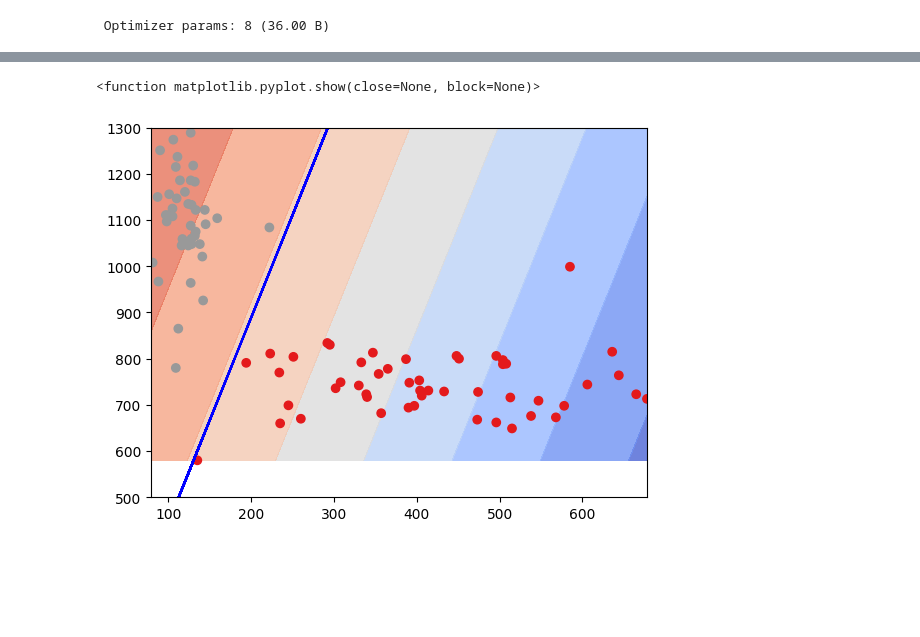
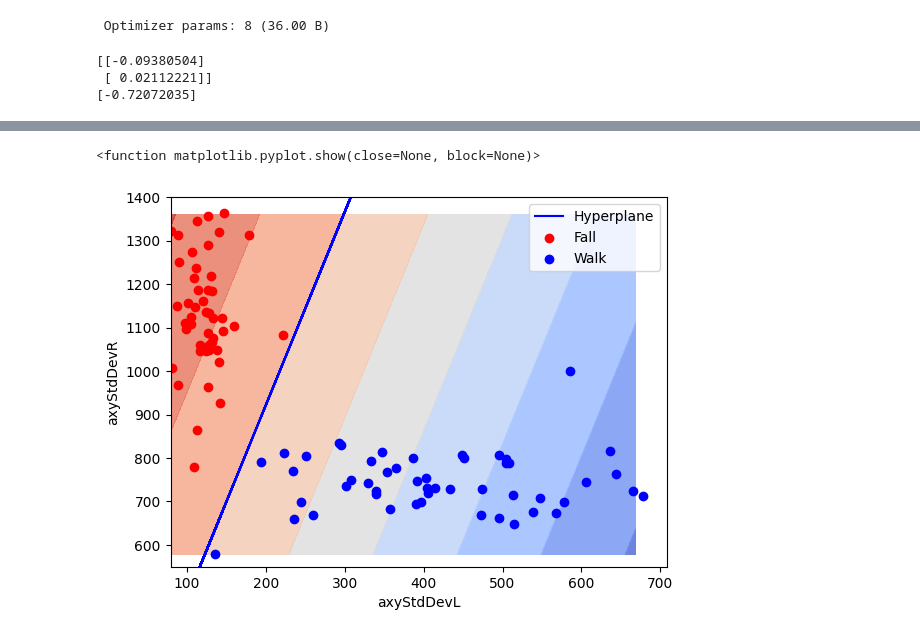
Before and after one commit to aclightbody/MIoT_Project, a Jupyter notebook: Project_ESP32_MPU6050_DMP6/Scripts/train.ipynb, the cells around one changed output, grey strips where cells are left out. Saved outputs shown, nothing was run; the diff lists cells and outputs as text; code cells hidden in the pictures; blank space fills up the shorter version.

```diff
--- a/Project_ESP32_MPU6050_DMP6/Scripts/train.ipynb
+++ b/Project_ESP32_MPU6050_DMP6/Scripts/train.ipynb
@@ -121,17 +121,27 @@ Model: "sequential"
 # history = model.fit(train_features, train_labels, epochs=400, batch_size=64, validation_data=(test_features, test_labels))
 # %%
 # print(f' W: {model.weights}')
-w0 = model.get_weights()[0] # weight vector
-w1 = model.get_weights()[1] # bias
+w = model.get_weights()[0] # weight vector w0, w1
+b = model.get_weights()[1] # bias, b
 
-# print(model.layers[0].kernel.numpy()) # Weight vector
-# print(-model.layers[0].bias.numpy()) # Bias
+# Same as above
+print(model.layers[0].kernel.numpy()) # Weight vector
+print(model.layers[0].bias.numpy()) # Bias
 
-m = - w0[0]/w0[1]
-b = - w1[0]
+# hyperplane
+# w.x + b = 0
+# w0*x0 + w1*x1 + b = 0
+# y = mx + c --> x1 = -(w0/w1)*x0 - b/w1
+# https://vitalitylearning.medium.com/support-vector-machines-with-tensorflow-4fb345f01bca
+m = - w[0]/w[1] # gradient
+c = - b[0]/w[1] # constant
 
 xSep          = [x[0] for x in x]
-ySep          = [m * x + b for x in xSep]
+ySep          = [m * x + c for x in xSep]
+# %% [output]
+[[-0.09380504]
+ [ 0.02112221]]
+[-0.72072035]
 # %%
 # print(model.layers[0].kernel.numpy()) # Weight vector
 # print(-model.layers[0].bias.numpy()) # Bias
@@ -149,13 +159,19 @@ ySep          = [m * x + b for x in xSep]
 
 x_min, x_max = x[:, 0].min() - 1, x[:, 0].max() + 1
 y_min, y_max = x[:, 1].min() - 1, x[:, 1].max() + 1
-xx, yy = numpy.meshgrid(numpy.arange(x_min, x_max, 1),numpy.arange(y_min, y_max, 1))
+xx, yy = numpy.meshgrid(numpy.arange(x_min, x_max, 10),numpy.arange(y_min, y_max, 10))
 Z = model.predict(numpy.c_[xx.ravel(), yy.ravel()])
 Z = Z.reshape(xx.shape)
 cs = plt.contourf(xx, yy, Z, cmap=plt.cm.coolwarm, alpha=0.8)
-plt.scatter(x[:, 0], x[:, 1], c=y, cmap=plt.cm.Set1)
+
+# plt.scatter(x[:, 0], x[:, 1], c=y, cmap=plt.cm.Set1)
 # plt.plot(numpy.reshape(xSep, (len(xSep), 1)), numpy.reshape(ySep, (len(ySep), 1)), 'b-', label='Dividing line')
-plt.plot(xSep, ySep, 'b-', label='Dividing line')
-plt.ylim(500,1300)
+plt.plot(xSep, ySep, 'b-', label='Hyperplane')
+plt.scatter(dataDrop[:,1], dataDrop[:,2], c='red', label='Fall')
+plt.scatter(dataWalk[:,1], dataWalk[:,2], c='blue', label='Walk')
+plt.xlabel("axyStdDevL")
+plt.ylabel("axyStdDevR")
+plt.legend(loc="upper right")
+plt.ylim(550,1400)
 plt.show
 # %% [output]
@@ -163,2 +179,2 @@ plt.show
 <function matplotlib.pyplot.show(close=None, block=None)>
-[figure, old version]
+[figure, new version]
```
Also changed, not shown: parts of 1 cell of this notebook.
